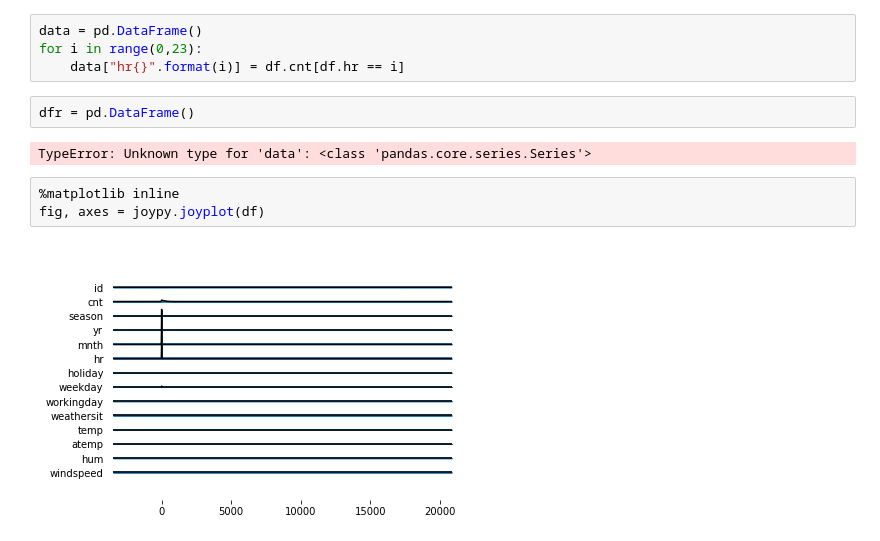
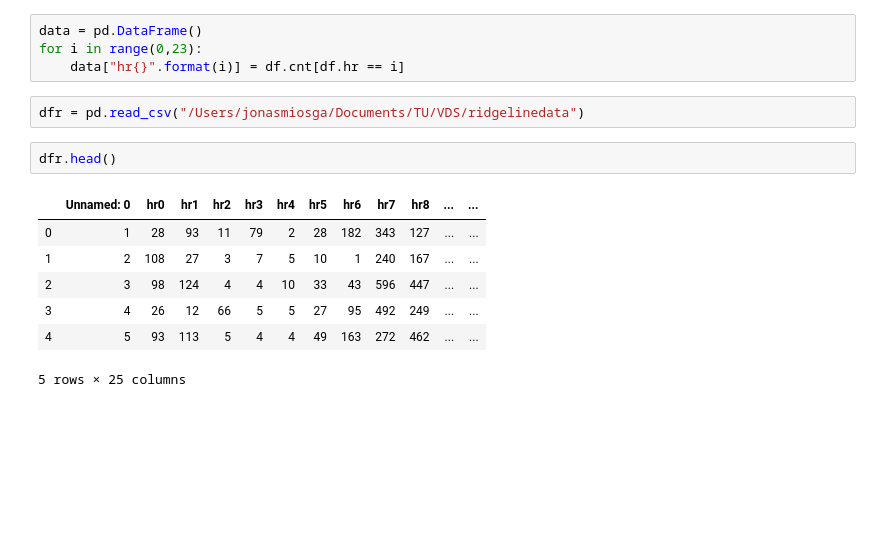
Before and after one commit to miosga2309/VDS_TU-Wien, a Jupyter notebook: Lab2.ipynb, the cells around one changed output. Saved outputs shown, nothing was run; the diff lists cells and outputs as text; blank space fills up the shorter version.

```diff
--- a/Lab2.ipynb
+++ b/Lab2.ipynb
@@ -49,12 +49,15 @@ plt.savefig('/Users/jonasmiosga/Desktop/graphic ML/coefweights.png', dpi=200)
 data = pd.DataFrame()
 for i in range(0,23):
     data["hr{}".format(i)] = df.cnt[df.hr == i]
-# %%
-dfr = pd.DataFrame()
-# %% [output]
-TypeError: Unknown type for 'data': <class 'pandas.core.series.Series'>
-# %%
-%matplotlib inline
-fig, axes = joypy.joyplot(df)
-# %% [output]
-[figure, removed]
+# %%
+dfr = pd.read_csv("/Users/jonasmiosga/Documents/TU/VDS/ridgelinedata")
+# %%
+dfr.head()
+# %% [output]
+|  | Unnamed: 0 | hr0 | hr1 | hr2 | hr3 | hr4 | hr5 | hr6 | hr7 | hr8 | ... | ... |
+| 0 | 1 | 28 | 93 | 11 | 79 | 2 | 28 | 182 | 343 | 127 | ... | ... |
+| 1 | 2 | 108 | 27 | 3 | 7 | 5 | 10 | 1 | 240 | 167 | ... | ... |
+| 2 | 3 | 98 | 124 | 4 | 4 | 10 | 33 | 43 | 596 | 447 | ... | ... |
+| 3 | 4 | 26 | 12 | 66 | 5 | 5 | 27 | 95 | 492 | 249 | ... | ... |
+| 4 | 5 | 93 | 113 | 5 | 4 | 4 | 49 | 163 | 272 | 462 | ... | ... |
+5 rows × 25 columns
```
Also changed, not shown: parts of 2 cells of this notebook, 1 other file.
